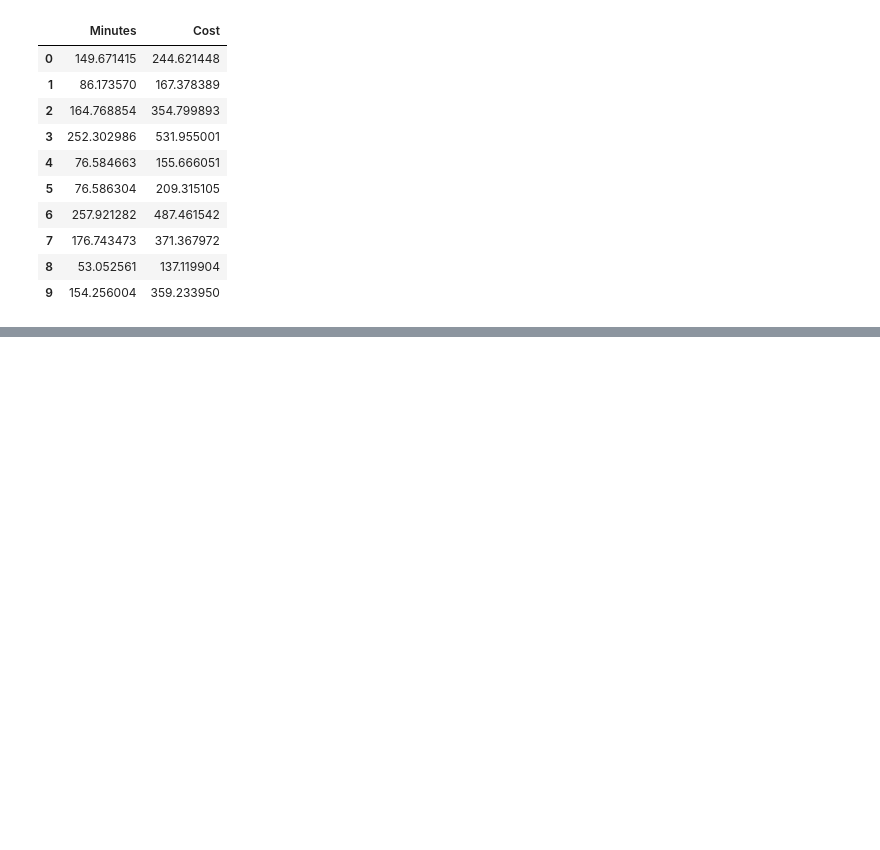
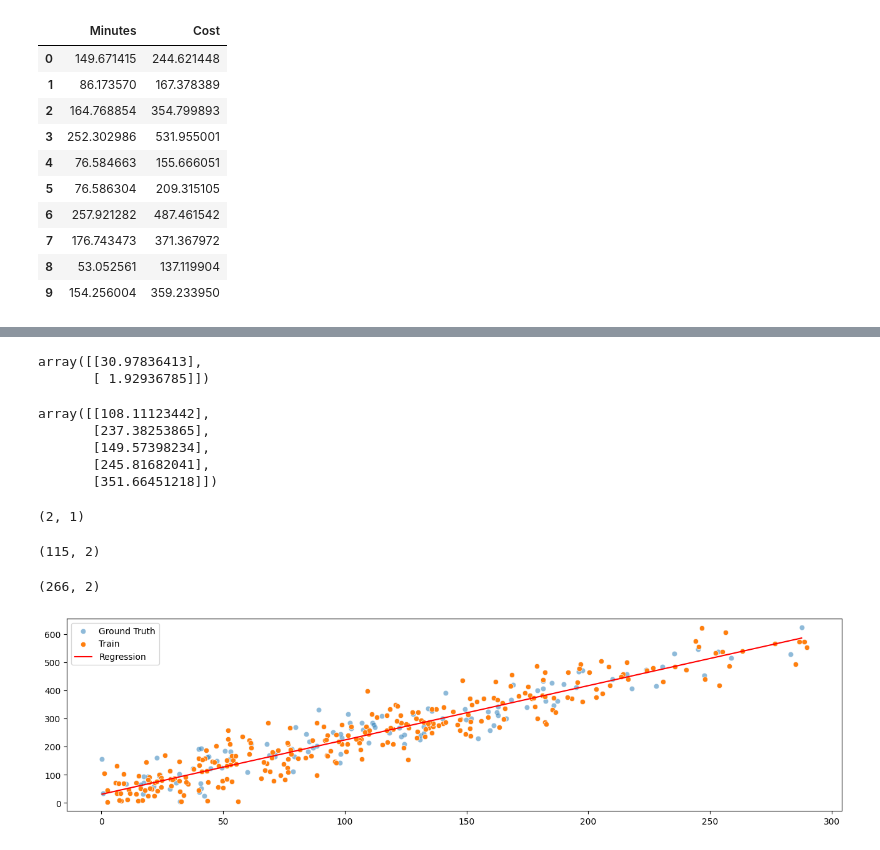
Before and after one commit to JoelOscarsson/Machine-Learning, a Jupyter notebook: Excercises/L0-Linear_regression.ipynb, the cells around one changed output, grey strips where cells are left out. Saved outputs shown, nothing was run; the diff lists cells and outputs as text; code cells hidden in the pictures; blank space fills up the shorter version.

```diff
--- a/Excercises/L0-Linear_regression.ipynb
+++ b/Excercises/L0-Linear_regression.ipynb
@@ -242,0 +174,15 @@ def train_test_split(X: pd.DataFrame, y: pd.DataFrame, train_fraction: float = 0
+# %%
+def add_intercept(x):
+    intercept = np.ones(len(x))
+    x = np.c_[intercept, x]
+    return x
+
+
+X_train = add_intercept(X_train)
+X_test = add_intercept(X_test)
+
+
+#     intercept
+
+# intercept = np.ones(len(X_train))
+# intercept
@@ -242,0 +200,4 @@ def train_test_split(X: pd.DataFrame, y: pd.DataFrame, train_fraction: float = 0
+# %%
+y_train = y_train.reshape(-1, 1)
+y_test = y_test.reshape(-1, 1)
+y_train.shape, y_test.shape, y_train[:3], y_test[:3]
@@ -242,0 +213,43 @@ def train_test_split(X: pd.DataFrame, y: pd.DataFrame, train_fraction: float = 0
+# %%
+regression_fit = lambda X,y: np.linalg.inv(X.T@X)@X.T@y  # Vi vill ha den som en funktion för att kunna återanvända formen
+beta_hat = regression_fit(X_train, y_train)
+
+beta_hat
+# %% [output]
+array([[30.97836413],
+       [ 1.92936785]])
+# %%
+predict = lambda X, beta: X @ beta
+
+
+y_hat = predict(X_test, beta_hat)
+
+y_hat[:5]
+# %% [output]
+array([[108.11123442],
+       [237.38253865],
+       [149.57398234],
+       [245.81682041],
+       [351.66451218]])
+# %%
+beta_hat.shape
+# %% [output]
+(2, 1)
+# %%
+X_test.shape
+# %% [output]
+(115, 2)
+# %%
+X_train.shape
+# %% [output]
+(266, 2)
+# %%
+import seaborn as sns
+
+fig, ax = plt.subplots(figsize=(16,4))
+sns.scatterplot(x=x, y=y, alpha=.5, label='Ground Truth')
+sns.scatterplot(x=X_train[:,1], y=y_train[:,0], label='Train')
+sns.lineplot(x=X_test[:,1], y=y_hat[:,0], color='red', label='Regression');  # Uses slicing to fix the 1:Dimensional problem
+plt.legend();
+# %% [output]
+[figure, added]
```
Also changed, not shown: parts of 12 cells of this notebook.
